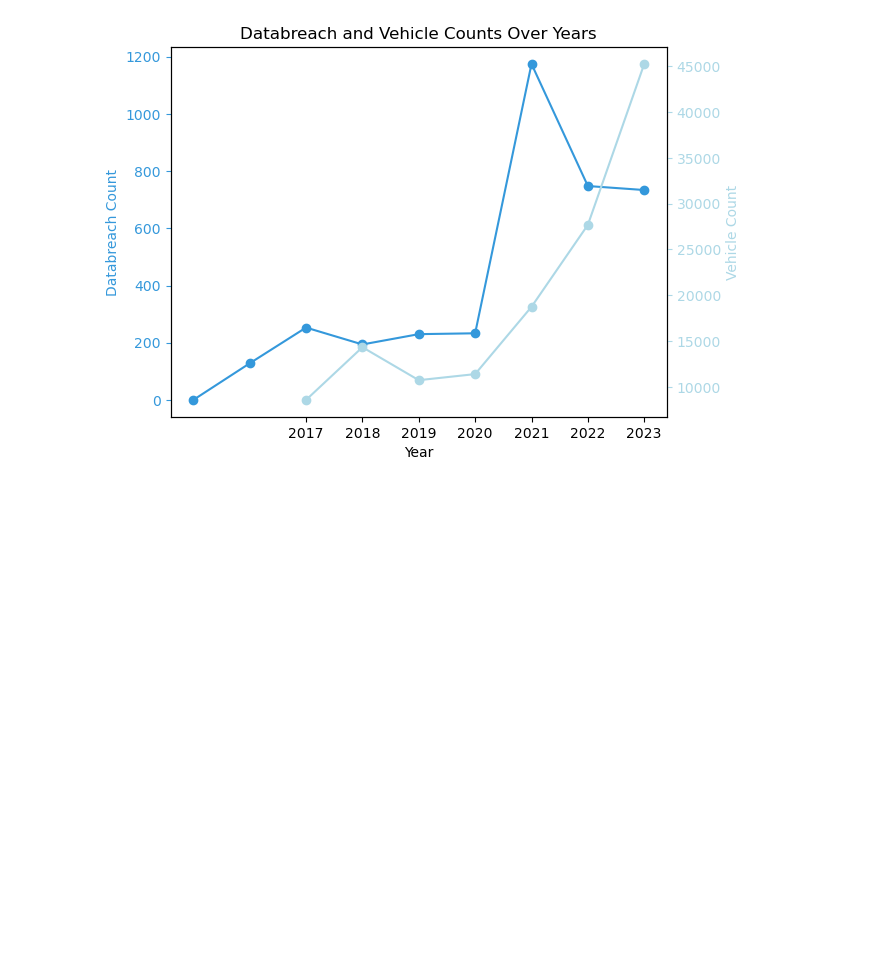
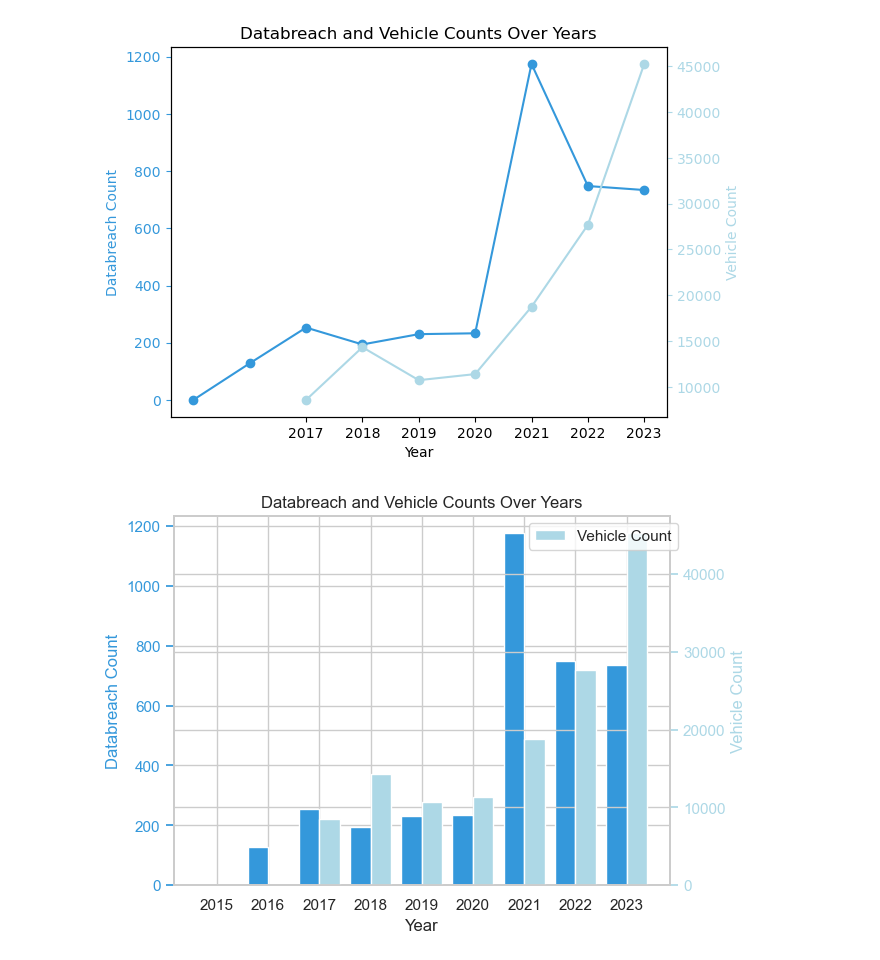
Before and after one commit to Ju2t-us/DataScience1, a Jupyter notebook: Projects/Final Project/Final Project.ipynb, the cells around one changed output. Cells and saved outputs as stored; diff of their text form; code cells hidden in the pictures; blank space fills up the shorter version.

```diff
--- a/Projects/Final Project/Final Project.ipynb
+++ b/Projects/Final Project/Final Project.ipynb
@@ -258,3 +258,48 @@ plt.title('Databreach and Vehicle Counts Over Years')
 plt.show()
 # %% [output]
 [figure]
+# %%
+import pandas as pd
+import matplotlib.pyplot as plt
+
+# Assuming you already have your data loaded into databreach and vehicles dataframes
+
+# Count occurrences for each unique year in databreach (extended until 2023)
+databreach_counts = databreach['Year'].value_counts().sort_index()
+databreach_counts = databreach_counts.reindex(range(2015, 2024), fill_value=0)
+
+# Count occurrences for each unique year in vehicles
+vehicles_counts = vehicles['Model Year'].value_counts().sort_index()
+vehicles_counts = vehicles_counts.reindex(range(2017, 2024), fill_value=0)
+
+# Create a new figure with dual y-axes
+fig, ax1 = plt.subplots()
+
+# Plot the databreach data on the left y-axis and bottom x-axis as bars
+ax1.bar(databreach_counts.index - 0.2, databreach_counts.values, width=0.4, color='#3498db', label='Databreach Count')
+ax1.set_xlabel('Year')
+ax1.set_ylabel('Databreach Count', color='#3498db')
+ax1.tick_params('y', colors='#3498db')
+
+# Plot the vehicles data on the right y-axis as bars
+ax2 = ax1.twinx()
+ax2.bar(vehicles_counts.index + 0.2, vehicles_counts.values, width=0.4, color='lightblue', label='Vehicle Count')
+ax2.set_ylabel('Vehicle Count', color='lightblue')
+ax2.tick_params('y', colors='lightblue')
+
+# Set x-axis ticks for both axes and show the values along the bottom axis
+ax1.set_xticks(range(2015, 2024))
+ax1.set_xticklabels(range(2015, 2024))
+
+# Add year labels to the top x-axis
+ax2.xaxis.tick_top()
+ax2.xaxis.set_label_coords(0.5, 1.05)
+ax2.set_xticks(range(2017, 2024), minor=True)
+ax2.set_xticklabels(range(2017, 2024), minor=True)
+
+# Show the plot
+plt.title('Databreach and Vehicle Counts Over Years')
+plt.legend(loc='upper left', bbox_to_anchor=(0.7, 1))
+plt.show()
+# %% [output]
+[figure, added]
```
Also changed, not shown: 13 other files.
